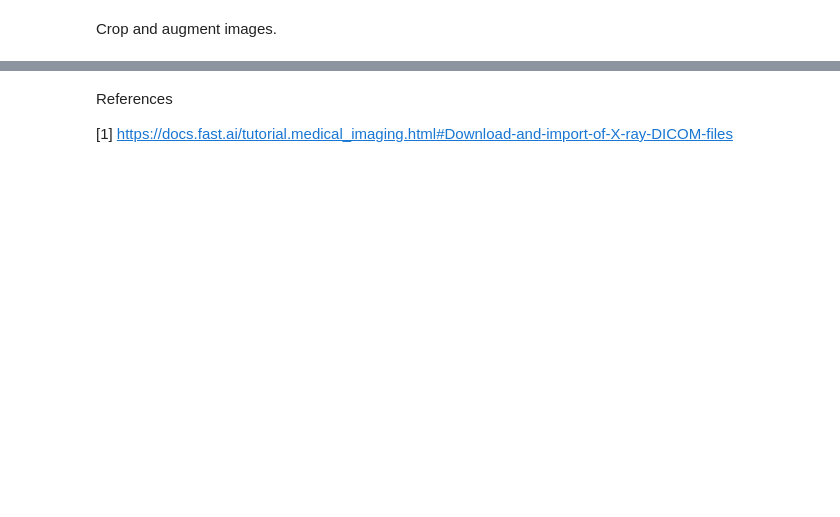
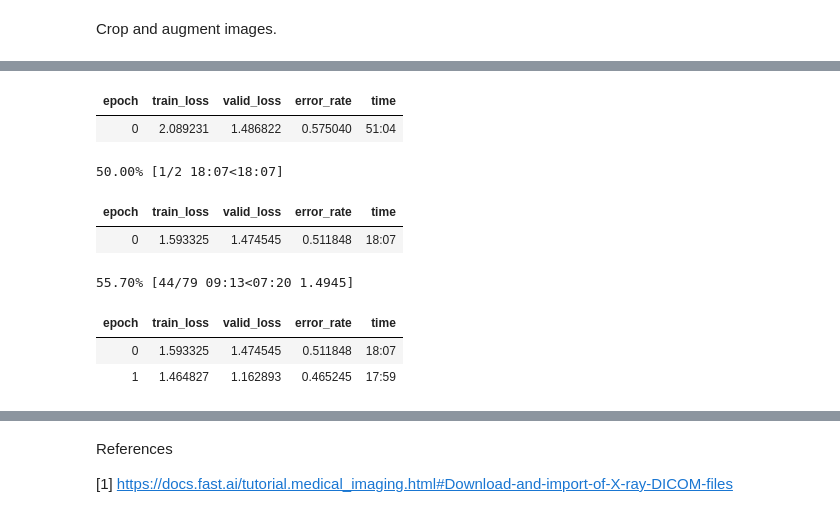
Before and after one commit to avkornaev/Fast_AI_course, a Jupyter notebook: XRayImagesAnalysis.ipynb, the cells around one changed output, grey strips where cells are left out. Drawn from its saved outputs; the diff is of its cells as text; code cells hidden in the pictures; blank space fills up the shorter version.

```diff
--- a/XRayImagesAnalysis.ipynb
+++ b/XRayImagesAnalysis.ipynb
@@ -175,0 +155,4 @@ xray.dataloaders
+# %%
+learn = cnn_learner(dls, resnet18, metrics=error_rate)
+learn.fine_tune(2)
+# %% [output]
@@ -175,0 +160,9 @@ xray.dataloaders
+| epoch | train_loss | valid_loss | error_rate | time |
+| 0 | 2.089231 | 1.486822 | 0.575040 | 51:04 |
+50.00% [1/2 18:07<18:07]
+| epoch | train_loss | valid_loss | error_rate | time |
+| 0 | 1.593325 | 1.474545 | 0.511848 | 18:07 |
+55.70% [44/79 09:13<07:20 1.4945]
+| epoch | train_loss | valid_loss | error_rate | time |
+| 0 | 1.593325 | 1.474545 | 0.511848 | 18:07 |
+| 1 | 1.464827 | 1.162893 | 0.465245 | 17:59 |
```
Also changed, not shown: parts of 19 cells of this notebook.
